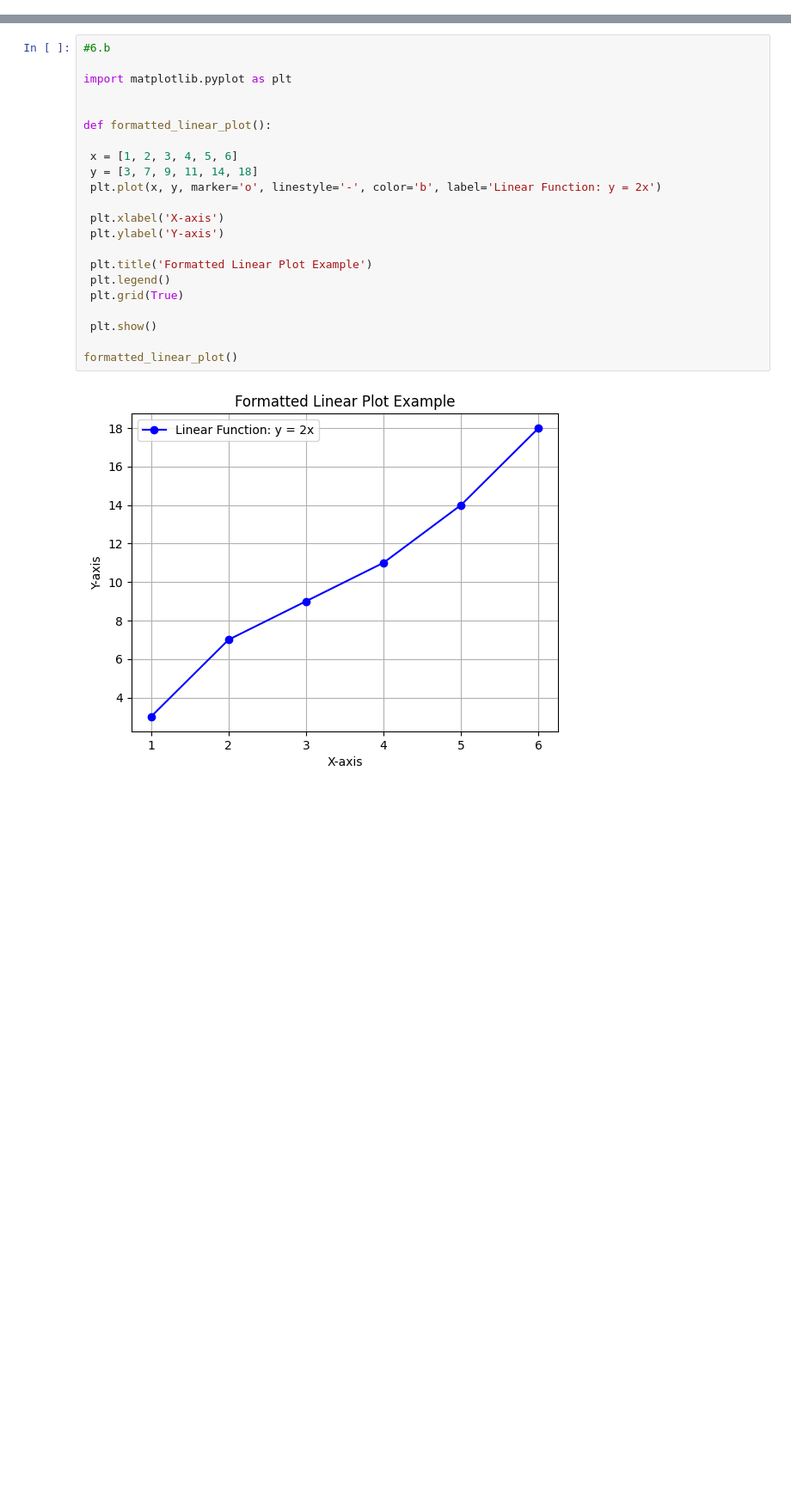
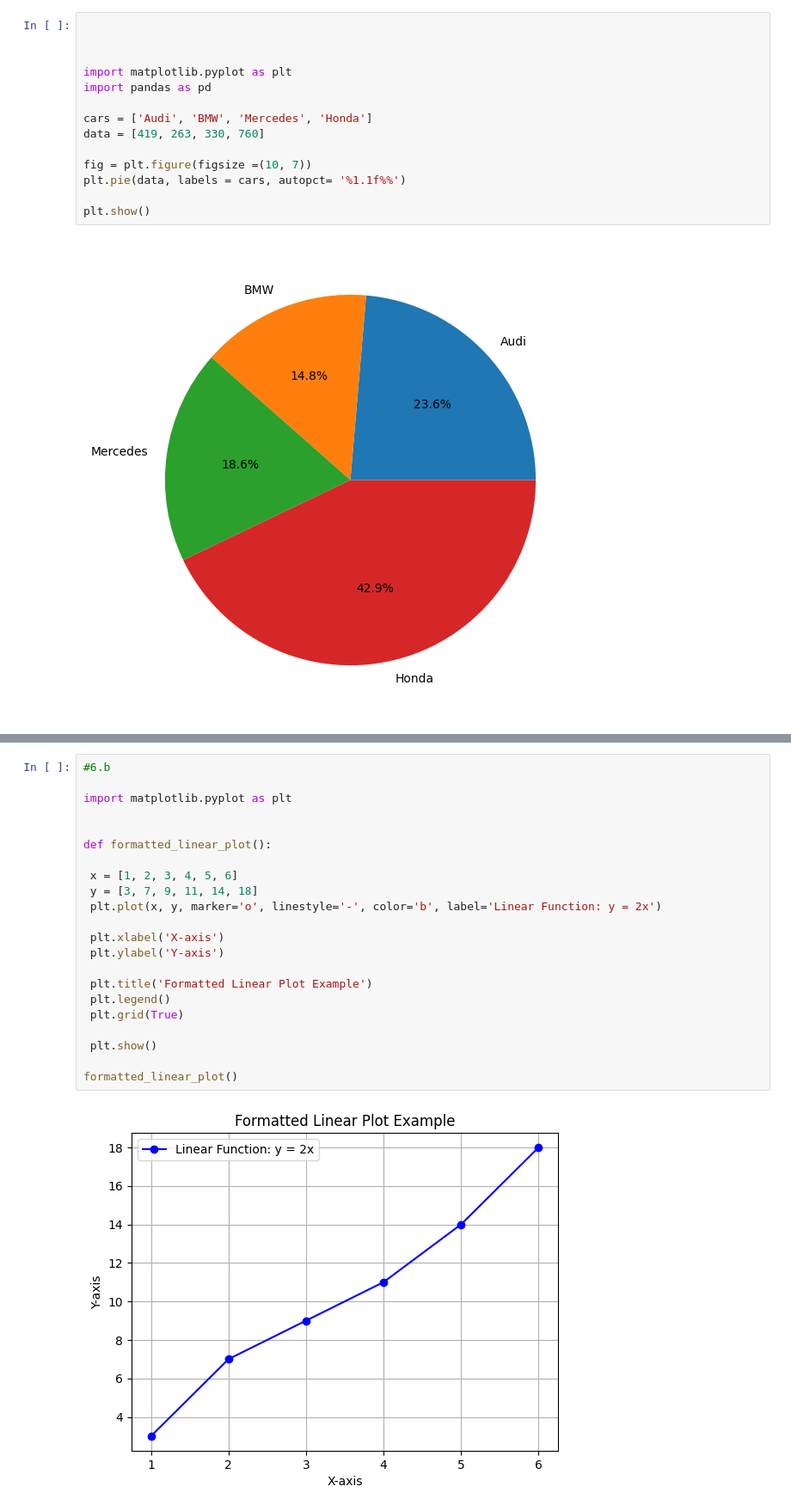
Before and after one commit to gluonparticle/PiNeutrino, a Jupyter notebook: Python/Untitled2.ipynb, the cells around one changed output, grey strips where cells are left out. Shown: that part at 86% size. Cells and saved outputs as stored; diff of their text form; blank space fills up the shorter version.

```diff
--- a/Python/Untitled2.ipynb
+++ b/Python/Untitled2.ipynb
@@ -1 +254,17 @@
+# %%
+
+
+
+import matplotlib.pyplot as plt
+import pandas as pd
+
+cars = ['Audi', 'BMW', 'Mercedes', 'Honda']
+data = [419, 263, 330, 760]
+
+fig = plt.figure(figsize =(10, 7))
+plt.pie(data, labels = cars, autopct= '%1.1f%%')
+
+plt.show()
+# %% [output]
+[figure, added]
 # %%
```
Also changed, not shown: parts of 13 cells of this notebook.
